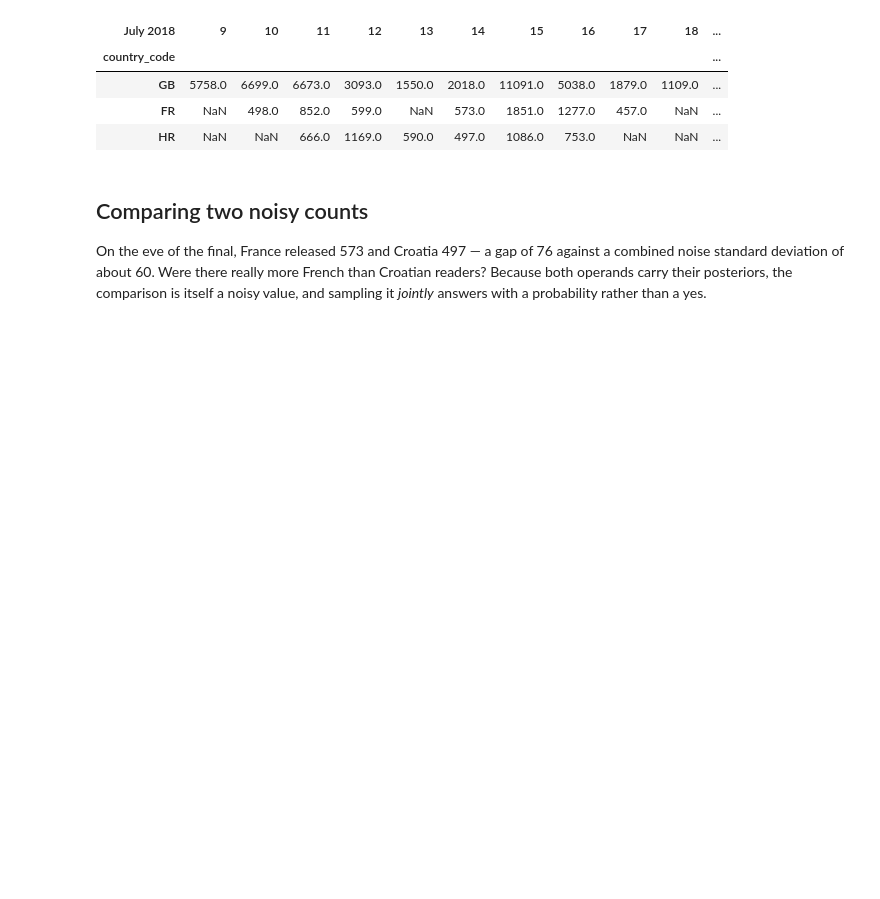
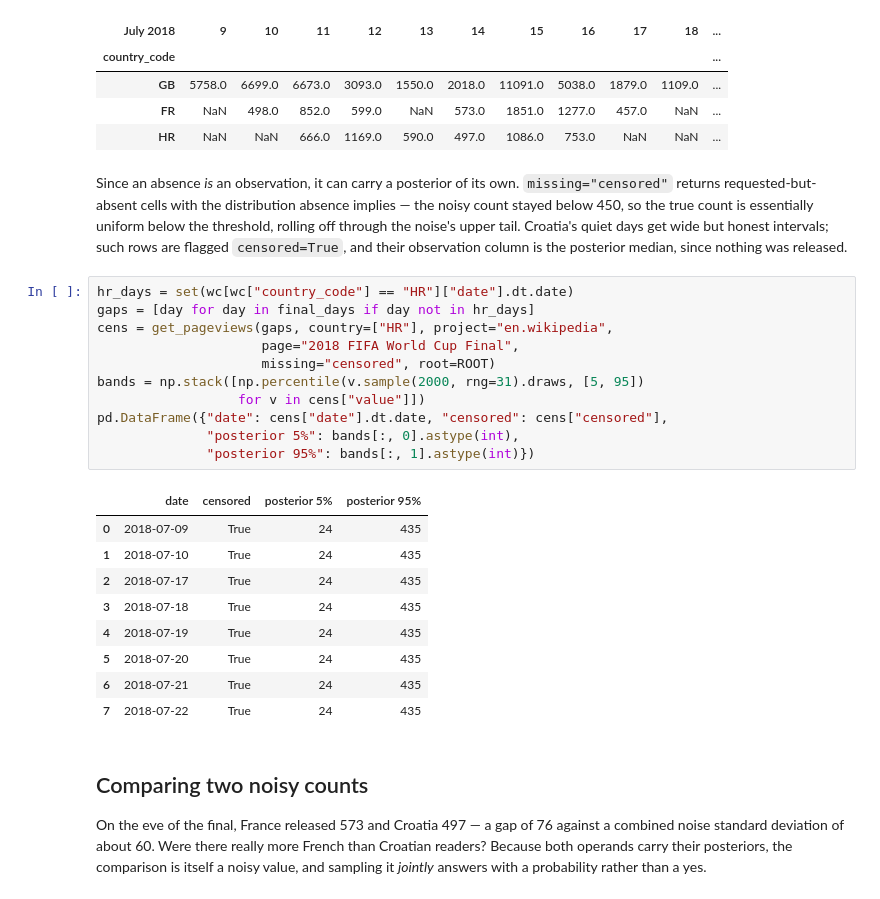
Before and after one commit to sbaldasty/dpvalue, a Jupyter notebook: example/wikimedia_pageviews.ipynb, the cells around one changed output. Cells and saved outputs as stored; diff of their text form; blank space fills up the shorter version.

Commit message:
censored page view counts

```diff
--- a/example/wikimedia_pageviews.ipynb
+++ b/example/wikimedia_pageviews.ipynb
@@ -154,6 +154,35 @@ table.loc[["GB", "FR", "HR"]]
 | GB | 5758.0 | 6699.0 | 6673.0 | 3093.0 | 1550.0 | 2018.0 | 11091.0 | 5038.0 | 1879.0 | 1109.0 | ... |
 | FR | NaN | 498.0 | 852.0 | 599.0 | NaN | 573.0 | 1851.0 | 1277.0 | 457.0 | NaN | ... |
 | HR | NaN | NaN | 666.0 | 1169.0 | 590.0 | 497.0 | 1086.0 | 753.0 | NaN | NaN | ... |
+# %% [markdown]
+Since an absence *is* an observation, it can carry a posterior of its own.
+`missing="censored"` returns requested-but-absent cells with the distribution
+absence implies — the noisy count stayed below 450, so the true count is
+essentially uniform below the threshold, rolling off through the noise's
+upper tail.  Croatia's quiet days get wide but honest intervals; such rows
+are flagged `censored=True`, and their observation column is the posterior
+median, since nothing was released.
+# %%
+hr_days = set(wc[wc["country_code"] == "HR"]["date"].dt.date)
+gaps = [day for day in final_days if day not in hr_days]
+cens = get_pageviews(gaps, country=["HR"], project="en.wikipedia",
+                     page="2018 FIFA World Cup Final",
+                     missing="censored", root=ROOT)
+bands = np.stack([np.percentile(v.sample(2000, rng=31).draws, [5, 95])
+                  for v in cens["value"]])
+pd.DataFrame({"date": cens["date"].dt.date, "censored": cens["censored"],
+              "posterior 5%": bands[:, 0].astype(int),
+              "posterior 95%": bands[:, 1].astype(int)})
+# %% [output]
+|  | date | censored | posterior 5% | posterior 95% |
+| 0 | 2018-07-09 | True | 24 | 435 |
+| 1 | 2018-07-10 | True | 24 | 435 |
+| 2 | 2018-07-17 | True | 24 | 435 |
+| 3 | 2018-07-18 | True | 24 | 435 |
+| 4 | 2018-07-19 | True | 24 | 435 |
+| 5 | 2018-07-20 | True | 24 | 435 |
+| 6 | 2018-07-21 | True | 24 | 435 |
+| 7 | 2018-07-22 | True | 24 | 435 |
 # %% [markdown]
 ## Comparing two noisy counts
 
```
Also changed, not shown: parts of 1 cell of this notebook, 10 other files.
